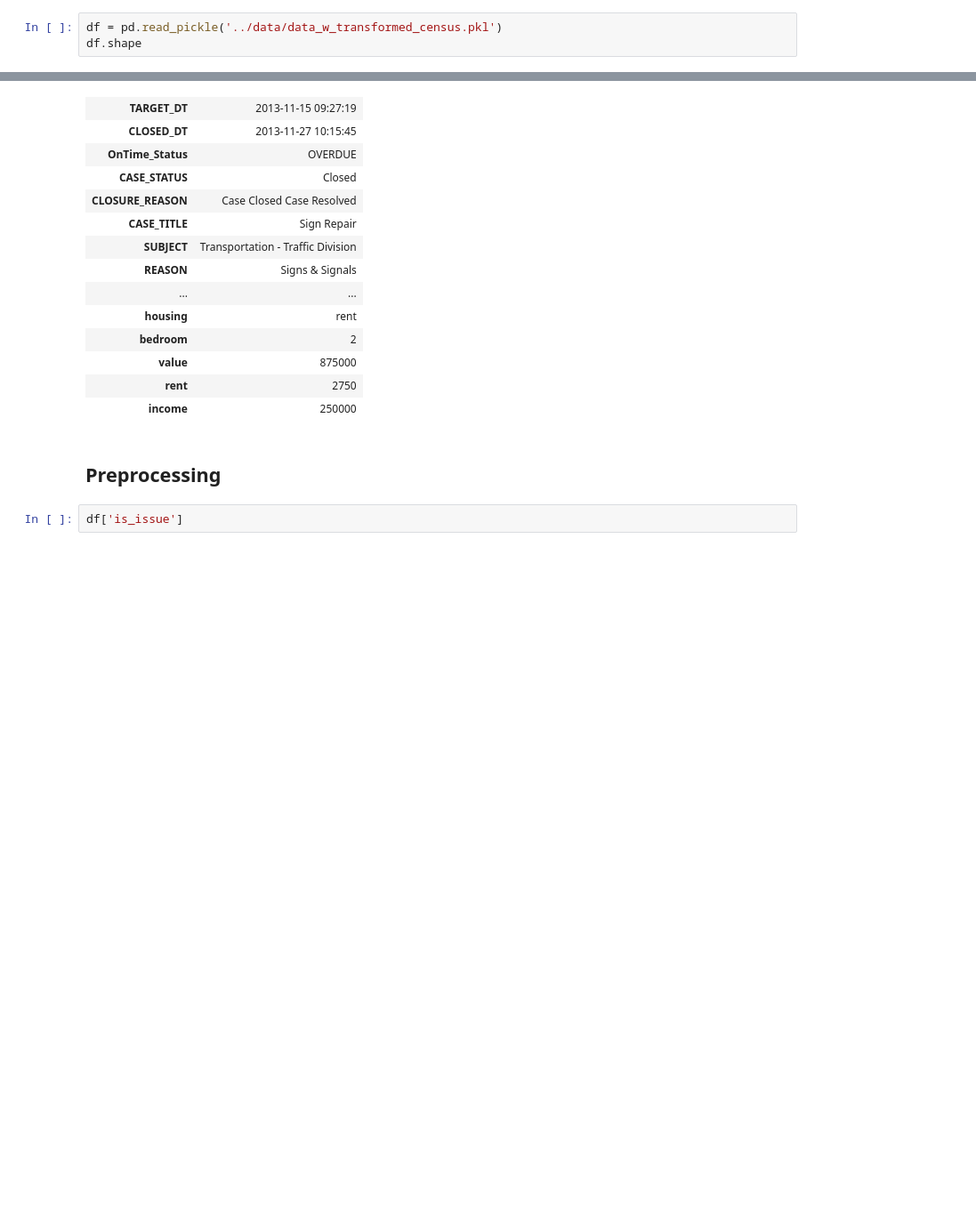
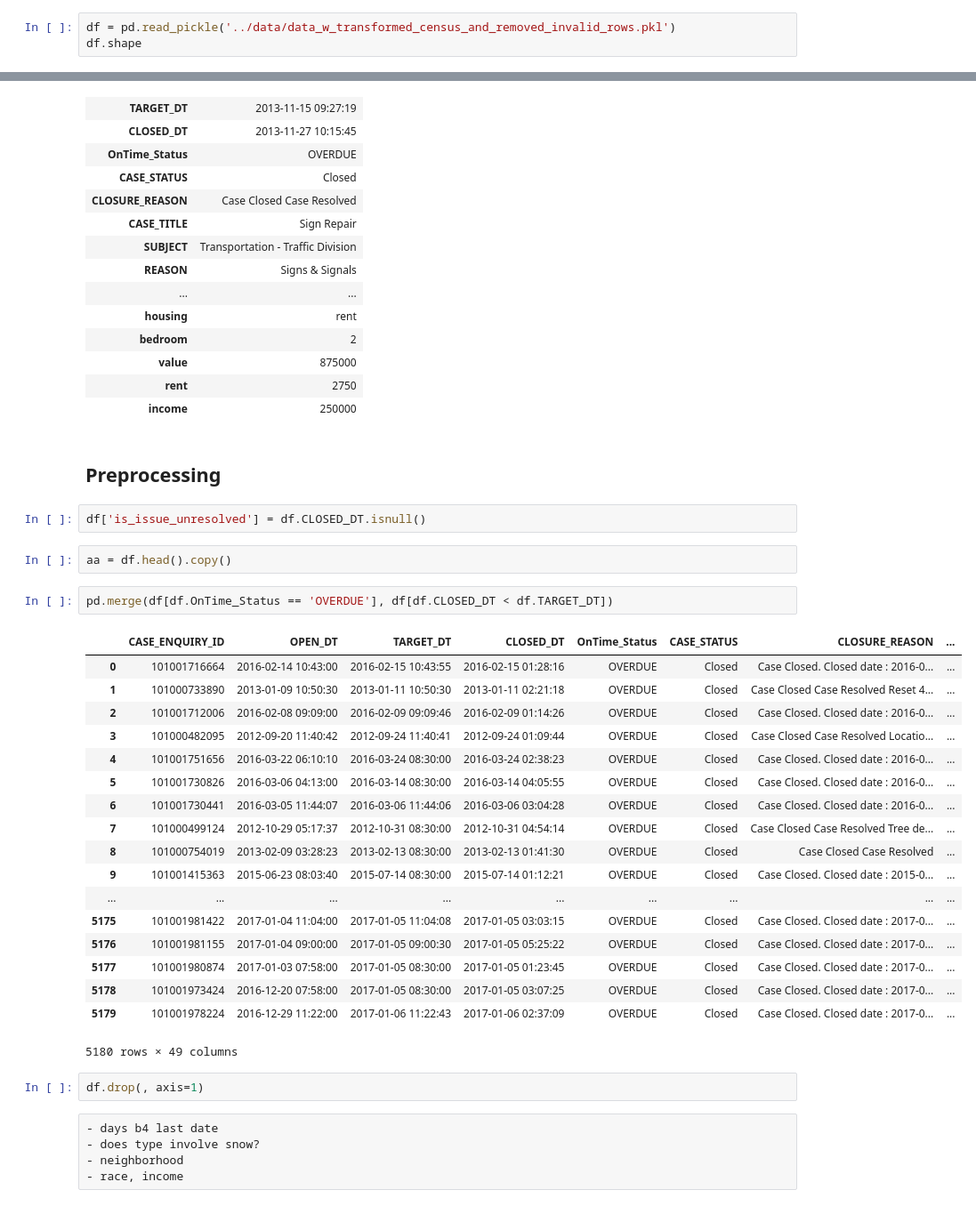
Before and after one commit to aok1425/311-prediction-times, a Jupyter notebook: 03 modeling/01 Simple model to predict whether issue unresolved.ipynb, the cells around one changed output, grey strips where cells are left out. Shown at 89% size. Saved outputs shown, nothing was run; the diff lists cells and outputs as text; blank space fills up the shorter version.

Commit message:
revised way to deal w negative completion times

```diff
--- a/03 modeling/01 Simple model to predict whether issue unresolved.ipynb
+++ b/03 modeling/01 Simple model to predict whether issue unresolved.ipynb
@@ -15,6 +11,6 @@ Random forests can also do a better job at getting signal out of raw lat and lon
 # %%
 import pandas as pd
 # %%
-df = pd.read_pickle('../data/data_w_transformed_census.pkl')
+df = pd.read_pickle('../data/data_w_transformed_census_and_removed_invalid_rows.pkl')
 df.shape
 # %% [output]
@@ -41,5 +37,35 @@ df.head(1).T
 | income | 250000 |
 # %% [markdown]
 ## Preprocessing
-# %%
-df['is_issue']
+# %%
+df['is_issue_unresolved'] = df.CLOSED_DT.isnull()
+# %%
+aa = df.head().copy()
+# %%
+pd.merge(df[df.OnTime_Status == 'OVERDUE'], df[df.CLOSED_DT < df.TARGET_DT])
+# %% [output]
+|  | CASE_ENQUIRY_ID | OPEN_DT | TARGET_DT | CLOSED_DT | OnTime_Status | CASE_STATUS | CLOSURE_REASON | ... |
+| 0 | 101001716664 | 2016-02-14 10:43:00 | 2016-02-15 10:43:55 | 2016-02-15 01:28:16 | OVERDUE | Closed | Case Closed. Closed date : 2016-0... | ... |
+| 1 | 101000733890 | 2013-01-09 10:50:30 | 2013-01-11 10:50:30 | 2013-01-11 02:21:18 | OVERDUE | Closed | Case Closed Case Resolved Reset 4... | ... |
+| 2 | 101001712006 | 2016-02-08 09:09:00 | 2016-02-09 09:09:46 | 2016-02-09 01:14:26 | OVERDUE | Closed | Case Closed. Closed date : 2016-0... | ... |
+| 3 | 101000482095 | 2012-09-20 11:40:42 | 2012-09-24 11:40:41 | 2012-09-24 01:09:44 | OVERDUE | Closed | Case Closed Case Resolved Locatio... | ... |
+| 4 | 101001751656 | 2016-03-22 06:10:10 | 2016-03-24 08:30:00 | 2016-03-24 02:38:23 | OVERDUE | Closed | Case Closed. Closed date : 2016-0... | ... |
+| 5 | 101001730826 | 2016-03-06 04:13:00 | 2016-03-14 08:30:00 | 2016-03-14 04:05:55 | OVERDUE | Closed | Case Closed. Closed date : 2016-0... | ... |
+| 6 | 101001730441 | 2016-03-05 11:44:07 | 2016-03-06 11:44:06 | 2016-03-06 03:04:28 | OVERDUE | Closed | Case Closed. Closed date : 2016-0... | ... |
+| 7 | 101000499124 | 2012-10-29 05:17:37 | 2012-10-31 08:30:00 | 2012-10-31 04:54:14 | OVERDUE | Closed | Case Closed Case Resolved Tree de... | ... |
+| 8 | 101000754019 | 2013-02-09 03:28:23 | 2013-02-13 08:30:00 | 2013-02-13 01:41:30 | OVERDUE | Closed | Case Closed Case Resolved | ... |
+| 9 | 101001415363 | 2015-06-23 08:03:40 | 2015-07-14 08:30:00 | 2015-07-14 01:12:21 | OVERDUE | Closed | Case Closed. Closed date : 2015-0... | ... |
+| ... | ... | ... | ... | ... | ... | ... | ... | ... |
+| 5175 | 101001981422 | 2017-01-04 11:04:00 | 2017-01-05 11:04:08 | 2017-01-05 03:03:15 | OVERDUE | Closed | Case Closed. Closed date : 2017-0... | ... |
+| 5176 | 101001981155 | 2017-01-04 09:00:00 | 2017-01-05 09:00:30 | 2017-01-05 05:25:22 | OVERDUE | Closed | Case Closed. Closed date : 2017-0... | ... |
+| 5177 | 101001980874 | 2017-01-03 07:58:00 | 2017-01-05 08:30:00 | 2017-01-05 01:23:45 | OVERDUE | Closed | Case Closed. Closed date : 2017-0... | ... |
+| 5178 | 101001973424 | 2016-12-20 07:58:00 | 2017-01-05 08:30:00 | 2017-01-05 03:07:25 | OVERDUE | Closed | Case Closed. Closed date : 2017-0... | ... |
+| 5179 | 101001978224 | 2016-12-29 11:22:00 | 2017-01-06 11:22:43 | 2017-01-06 02:37:09 | OVERDUE | Closed | Case Closed. Closed date : 2017-0... | ... |
+5180 rows × 49 columns
+# %%
+df.drop(, axis=1)
+# %% [raw]
+- days b4 last date
+- does type involve snow?
+- neighborhood
+- race, income
```
Also changed, not shown: parts of 4 cells of this notebook, 1 other file.
